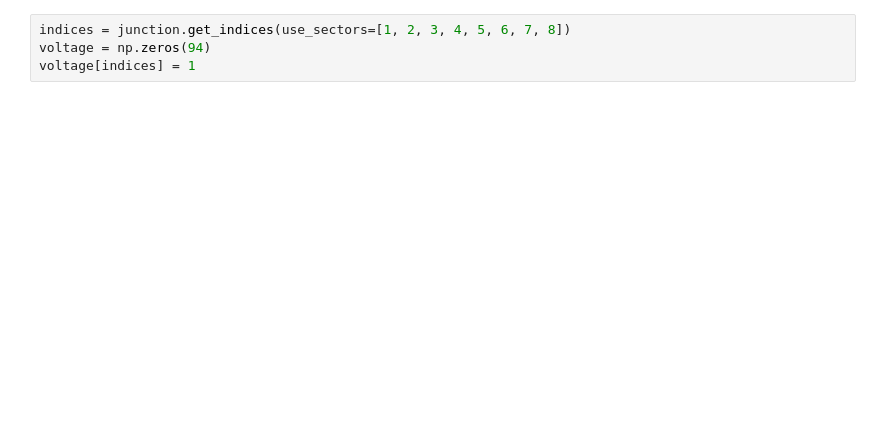
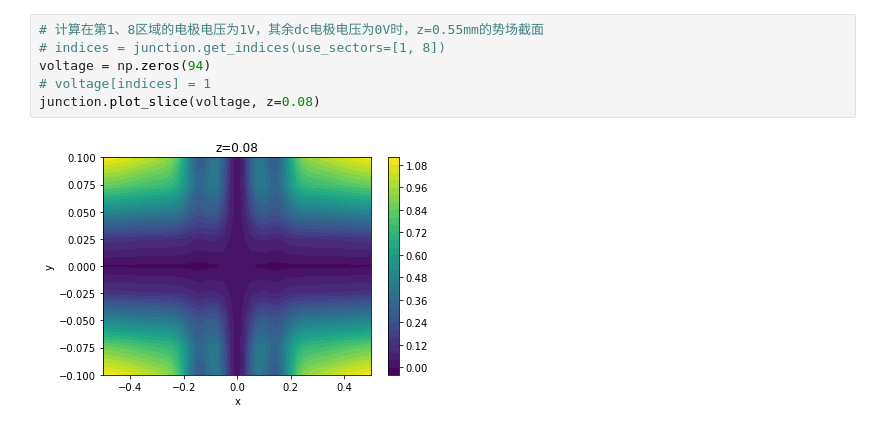
Before and after one commit to GaoxiangTang/junction-trap-simulation, a Jupyter notebook: demo.ipynb, the cells around one changed output. Saved outputs shown, nothing was run; the diff lists cells and outputs as text; blank space fills up the shorter version.

```diff
--- a/demo.ipynb
+++ b/demo.ipynb
@@ -30,4 +48,8 @@ junction.plot_slice(voltage=np.zeros(94), x=0.55)
 # %%
-indices = junction.get_indices(use_sectors=[1, 2, 3, 4, 5, 6, 7, 8])
+# 计算在第1、8区域的电极电压为1V，其余dc电极电压为0V时，z=0.55mm的势场截面
+# indices = junction.get_indices(use_sectors=[1, 8])
 voltage = np.zeros(94)
-voltage[indices] = 1
+# voltage[indices] = 1
+junction.plot_slice(voltage, z=0.08)
+# %% [output]
+[figure, added]
```
Also changed, not shown: parts of 20 cells of this notebook, 4 other files.
